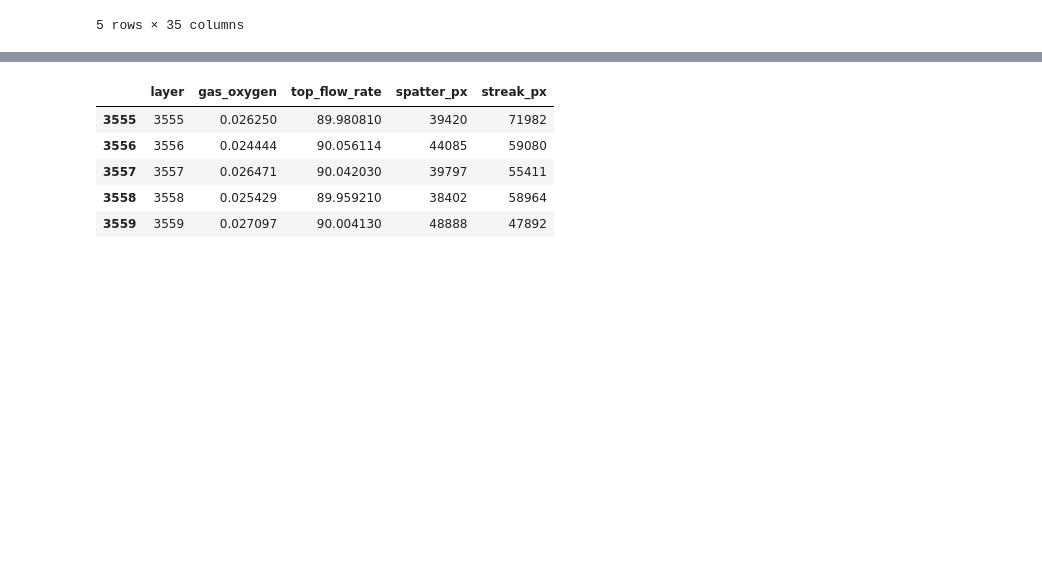
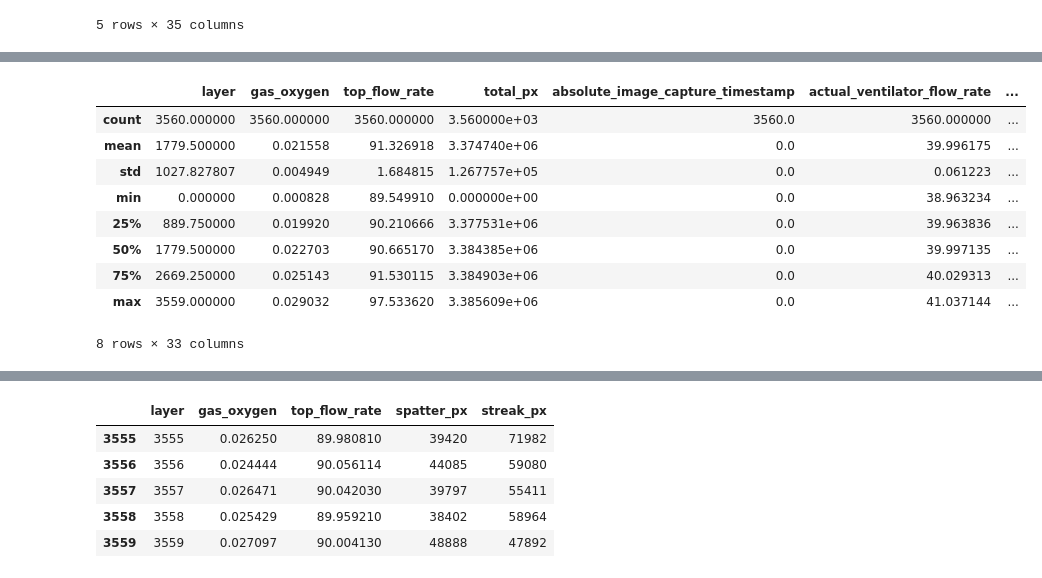
Before and after one commit to Brighton94/spatter-analysis-ml, a Jupyter notebook: notebooks/05_data_analysis_and_feature_engineering.ipynb, the cells around one changed output, grey strips where cells are left out. Drawn from its saved outputs; the diff is of its cells as text; code cells hidden in the pictures; blank space fills up the shorter version.

```diff
--- a/notebooks/05_data_analysis_and_feature_engineering.ipynb
+++ b/notebooks/05_data_analysis_and_feature_engineering.ipynb
@@ -52,0 +99,13 @@ df.head()
+# %%
+df.describe()
+# %% [output]
+|  | layer | gas_oxygen | top_flow_rate | total_px | absolute_image_capture_timestamp | actual_ventilator_flow_rate | ... |
+| count | 3560.000000 | 3560.000000 | 3560.000000 | 3.560000e+03 | 3560.0 | 3560.000000 | ... |
+| mean | 1779.500000 | 0.021558 | 91.326918 | 3.374740e+06 | 0.0 | 39.996175 | ... |
+| std | 1027.827807 | 0.004949 | 1.684815 | 1.267757e+05 | 0.0 | 0.061223 | ... |
+| min | 0.000000 | 0.000828 | 89.549910 | 0.000000e+00 | 0.0 | 38.963234 | ... |
+| 25% | 889.750000 | 0.019920 | 90.210666 | 3.377531e+06 | 0.0 | 39.963836 | ... |
+| 50% | 1779.500000 | 0.022703 | 90.665170 | 3.384385e+06 | 0.0 | 39.997135 | ... |
+| 75% | 2669.250000 | 0.025143 | 91.530115 | 3.384903e+06 | 0.0 | 40.029313 | ... |
+| max | 3559.000000 | 0.029032 | 97.533620 | 3.385609e+06 | 0.0 | 41.037144 | ... |
+8 rows × 33 columns
```
Also changed, not shown: parts of 14 cells of this notebook, 2 other files.
